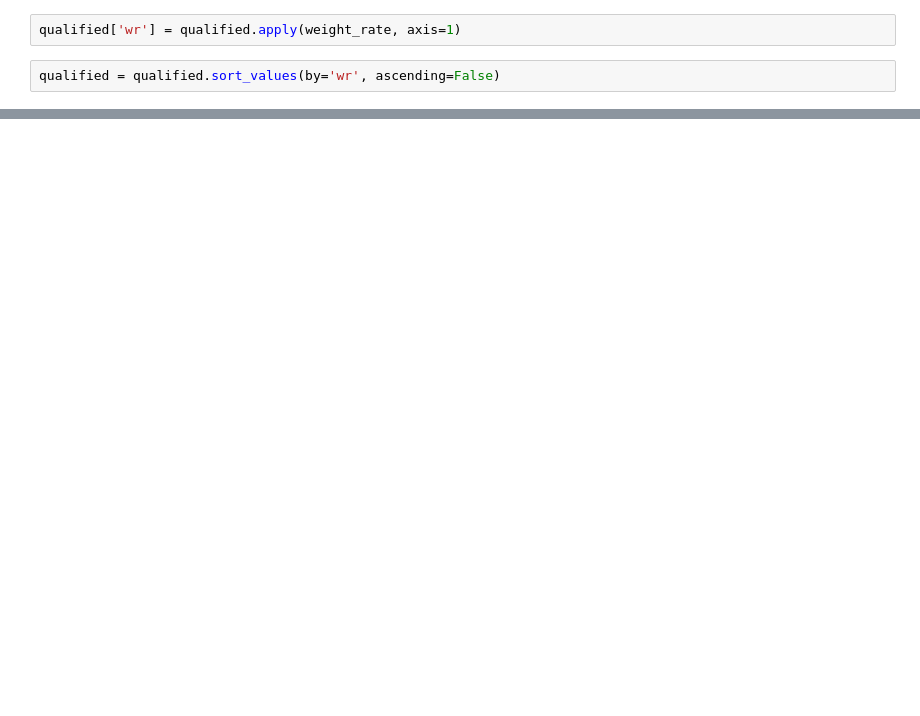
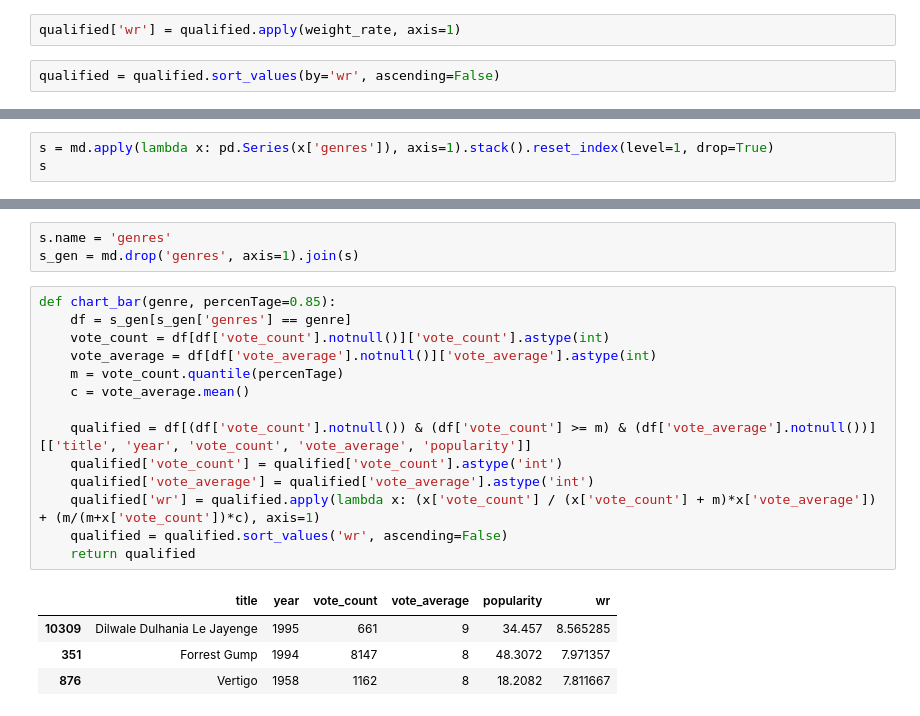
Before and after one commit to dl57934/CoAlert, a Jupyter notebook: sh_System/movieRecommaned/study2.ipynb, the cells around one changed output, grey strips where cells are left out. Cells and saved outputs as stored; diff of their text form; blank space fills up the shorter version.

```diff
--- a/sh_System/movieRecommaned/study2.ipynb
+++ b/sh_System/movieRecommaned/study2.ipynb
@@ -140,0 +174,3 @@ qualified
+# %%
+s = md.apply(lambda x: pd.Series(x['genres']), axis=1).stack().reset_index(level=1, drop=True)
+s
@@ -140,0 +195,22 @@ qualified
+# %%
+s.name = 'genres'
+s_gen = md.drop('genres', axis=1).join(s)
+# %%
+def chart_bar(genre, percenTage=0.85):
+    df = s_gen[s_gen['genres'] == genre]
+    vote_count = df[df['vote_count'].notnull()]['vote_count'].astype(int)
+    vote_average = df[df['vote_average'].notnull()]['vote_average'].astype(int)
+    m = vote_count.quantile(percenTage)
+    c = vote_average.mean()
+
+    qualified = df[(df['vote_count'].notnull()) & (df['vote_count'] >= m) & (df['vote_average'].notnull())][['title', 'year', 'vote_count', 'vote_average', 'popularity']]
+    qualified['vote_count'] = qualified['vote_count'].astype('int')
+    qualified['vote_average'] = qualified['vote_average'].astype('int')
+    qualified['wr'] = qualified.apply(lambda x: (x['vote_count'] / (x['vote_count'] + m)*x['vote_average']) + (m/(m+x['vote_count'])*c), axis=1)
+    qualified = qualified.sort_values('wr', ascending=False)
+    return qualified
+# %% [output]
+|  | title | year | vote_count | vote_average | popularity | wr |
+| 10309 | Dilwale Dulhania Le Jayenge | 1995 | 661 | 9 | 34.457 | 8.565285 |
+| 351 | Forrest Gump | 1994 | 8147 | 8 | 48.3072 | 7.971357 |
+| 876 | Vertigo | 1958 | 1162 | 8 | 18.2082 | 7.811667 |
```
Also changed, not shown: parts of 9 cells of this notebook.
